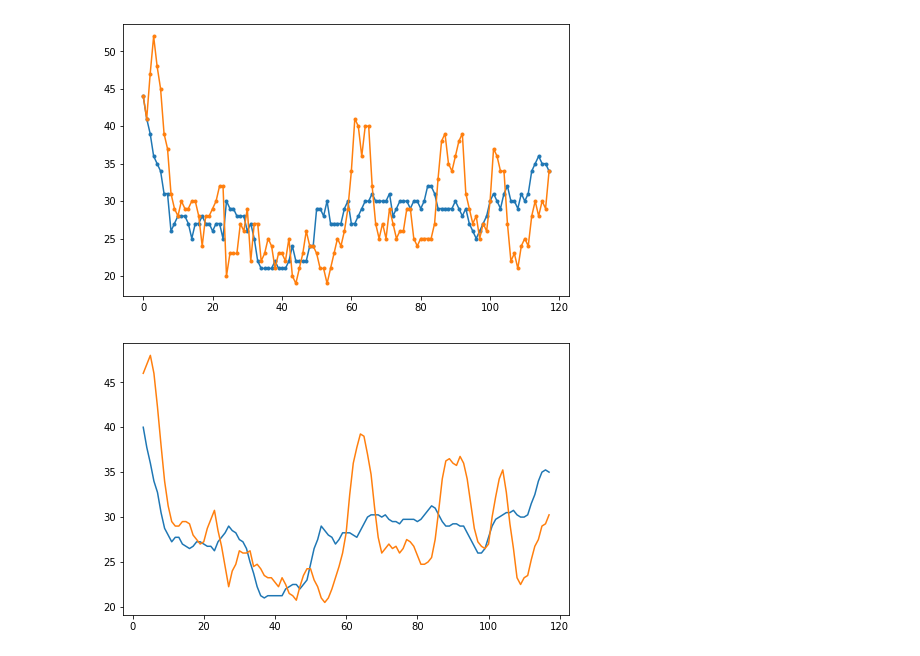
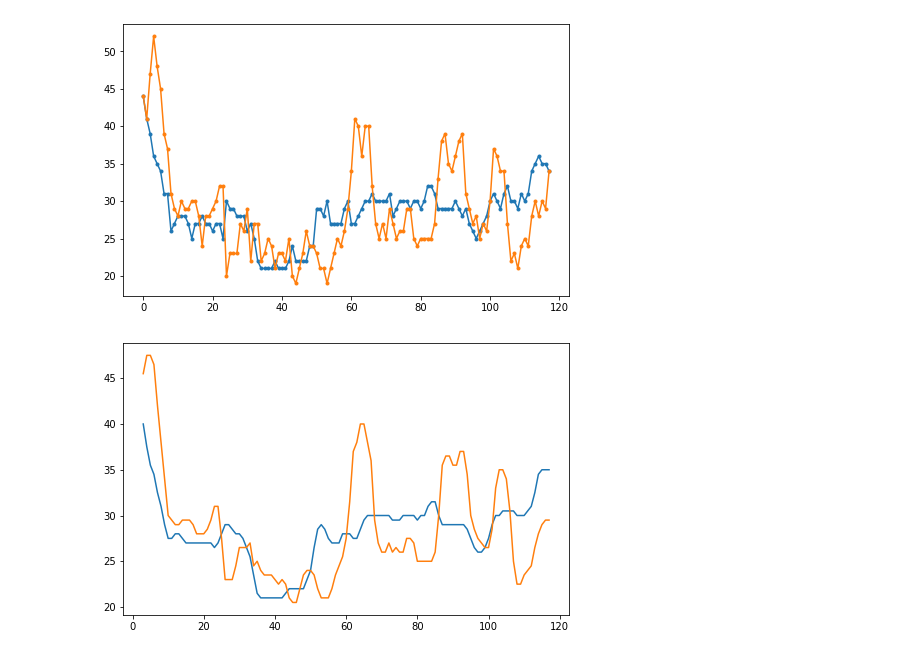
Before and after one commit to mikhas/cheviz, a Jupyter notebook: 04_processor.ipynb, the cells around one changed output. Saved outputs shown, nothing was run; the diff lists cells and outputs as text; code cells hidden in the pictures.

Commit message:
cheviz: Add more figures to processor notebook

```diff
--- a/04_processor.ipynb
+++ b/04_processor.ipynb
@@ -55,7 +55,8 @@ class Processor:
 
     def run(self, reduced:Callable, square_filter:Callable, echo:int=1, depth:int=20)->pd.DataFrame:
         engine = self.engine_maker()
-        result = pd.DataFrame(columns=['SideThatMoved', 'SideToMove', 'PovScore',
+        result = pd.DataFrame(columns=['SideThatMoved', 'SideToMove',
+                                       'Score', 'PovScore',
                                        'HalfMoveConfiguration', 'FEN',
                                        'LastWhiteMove', 'LastBlackMove',
                                        'ViewForWhite', 'ViewForBlack',
@@ -83,11 +84,13 @@ class Processor:
 
             # would be nice if engine.analyse could be made to run async/in parallel
             current_board = white.board if side else black.board
-            info = engine.analyse(current_board, chess.engine.Limit(depth=depth))
+            score = engine.analyse(current_board, chess.engine.Limit(depth=depth))['score']
 
             result.loc[curr_move] = ['White' if side else 'Black',
                                      'Black' if side else 'White',
-                                     info['score'], (curr_move, adjusted_wm, adjusted_bm),
+                                     int(score.pov(chess.WHITE).__str__()),
+                                     int(score.pov(score.turn).__str__()),
+                                     (curr_move, adjusted_wm, adjusted_bm),
                                      current_board.fen(), last_white_move, last_black_move,
                                      reduced_white, reduced_black,
                                      cda.countZeros(np.logical_or(zeros_white, zeros_black)),
@@ -160,7 +163,7 @@ data['ZerosWithEcho'].plot(style='.-');
 # %% [output]
 [figure]
 # %%
-data['Zeros'].rolling(4).mean().plot(figsize=(8, 5))
-data['ZerosWithEcho'].rolling(4).mean().plot();
+data['Zeros'].rolling(4).median().plot(figsize=(8, 5))
+data['ZerosWithEcho'].rolling(4).median().plot();
 # %% [output]
-[figure, old version]
+[figure, new version]
```
Also changed, not shown: parts of 13 cells of this notebook, 4 other files.
